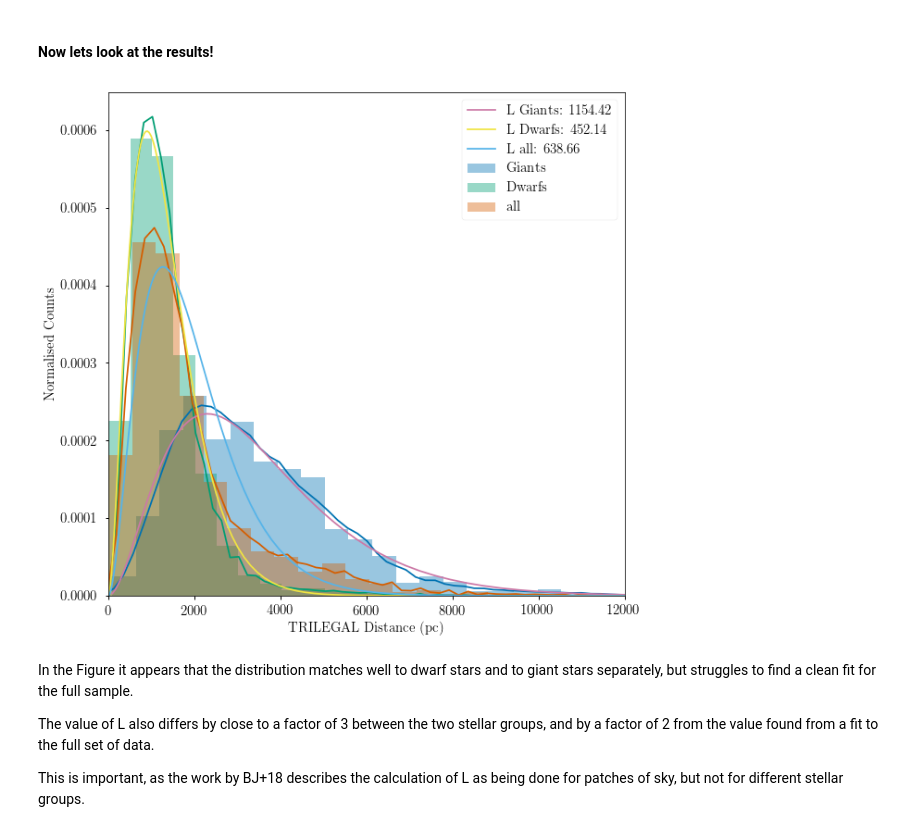
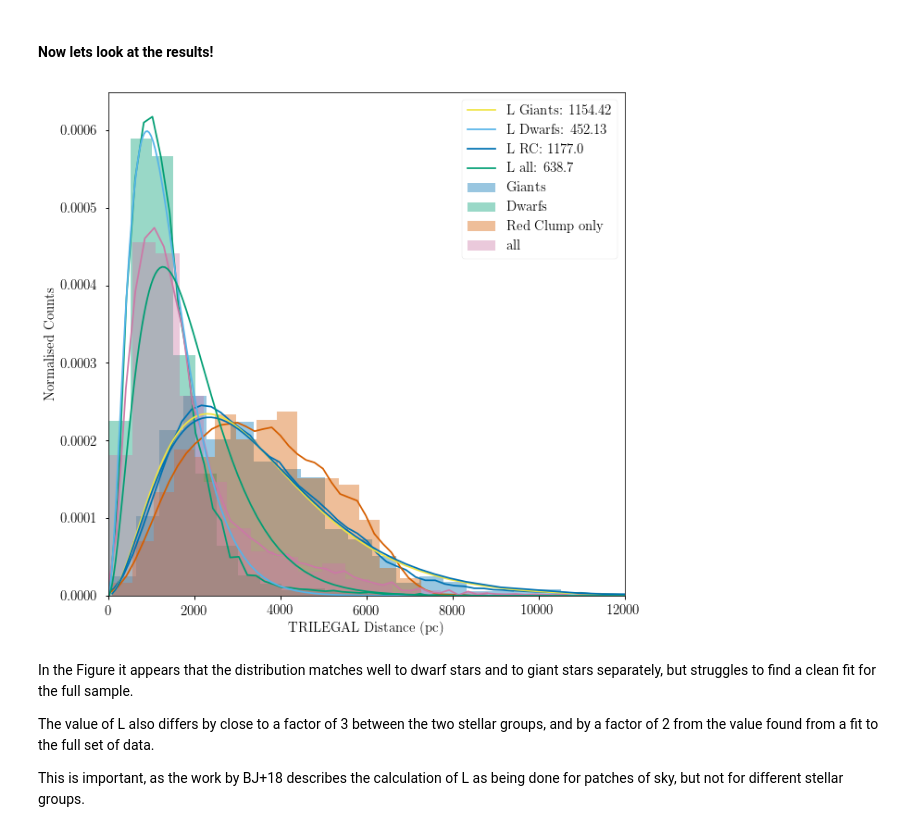
Before and after one commit to ojhall94/hackshop, a Jupyter notebook: blogs/distances_blog.ipynb, the cells around one changed output. Saved outputs shown, nothing was run; the diff lists cells and outputs as text; code cells hidden in the pictures.

```diff
--- a/blogs/distances_blog.ipynb
+++ b/blogs/distances_blog.ipynb
@@ -33,7 +33,7 @@ from omnitool.literature_values import *
 
 import sys
 
-rerun = True
+rerun = False
 # %% [markdown]
 ## Lets have a quick look at how the BJ+18 prior length scale L changes as a function of RA and Dec in Kepler
 # %% [markdown]
@@ -116,6 +116,7 @@ Just to clarify, there are a couple of stellar classifications in there that I a
 We'll plot below the distribution of TRILEGAL distances for different stellar groups, namely 'Giants' (everything RGB and later) and 'Dwarfs' (main sequence stars). Subgiants and pre-MS stars have been excluded. Post-giant stars are not included in the simulation.
 # %%
 giantmask = tdf.stage >= 3.
+rcmask = tdf.stage == 4
 dwarfmask = tdf.stage == 1.
 # %%
 fig = plt.figure(figsize=(10,10))
@@ -170,3 +172,17 @@ INFO:pystan:COMPILING THE C++ CODE FOR MODEL lmodel_fd8651f5e23d60506623f70ecc9f
+# %%
+if rerun:
+    d = tdf.dist[rcmask].values
+    dat = {'N':len(d),
+          'r' : d}
+    fit = sm.sampling(data=dat, iter=1000, chains=2)
+# %%
+if rerun:
+    L_rc = np.median(fit['L'])
+    fit.plot()
+    plt.show()
+    print(fit)
+else:
+    L_rc = 1177.
 # %% [markdown]
 ##### Giant stars
 # %%
@@ -265,19 +239,21 @@ def bjl(r, L):
 # %%
 fig = plt.figure(figsize=(10,10))
 sns.distplot(tdf.dist[giantmask],label='Giants')
 sns.distplot(tdf.dist[dwarfmask],label='Dwarfs')
+sns.distplot(tdf.dist[rcmask],label='Red Clump only')
 sns.distplot(tdf.dist, label='all')
 plt.plot(np.sort(tdf.dist[giantmask]), bjl(np.sort(tdf.dist[giantmask]),L_giant),label='L Giants: '+str(np.round(L_giant,2)))
 plt.plot(np.sort(tdf.dist[dwarfmask]), bjl(np.sort(tdf.dist[dwarfmask]),L_dwarf),label='L Dwarfs: '+str(np.round(L_dwarf,2)))
+plt.plot(np.sort(tdf.dist[rcmask]), bjl(np.sort(tdf.dist[rcmask]),L_rc),label='L RC: '+str(np.round(L_rc,2)))
 plt.plot(np.sort(tdf.dist), bjl(np.sort(tdf.dist), L_all),label='L all: '+str(np.round(L_all,2)))
 
 plt.ylabel('Normalised Counts',fontsize=15)
 plt.xlabel('TRILEGAL Distance (pc)',fontsize=15)
 plt.legend(fontsize=15)
 plt.xlim(0., 12000)
 plt.show()
 # %% [output]
-[figure, old version]
+[figure, new version]
 # %% [markdown]
 In the Figure it appears that the distribution matches well to dwarf stars and to giant stars separately, but struggles to find a clean fit for the full sample.
 
```
Also changed, not shown: parts of 6 cells of this notebook, 1 other file.
